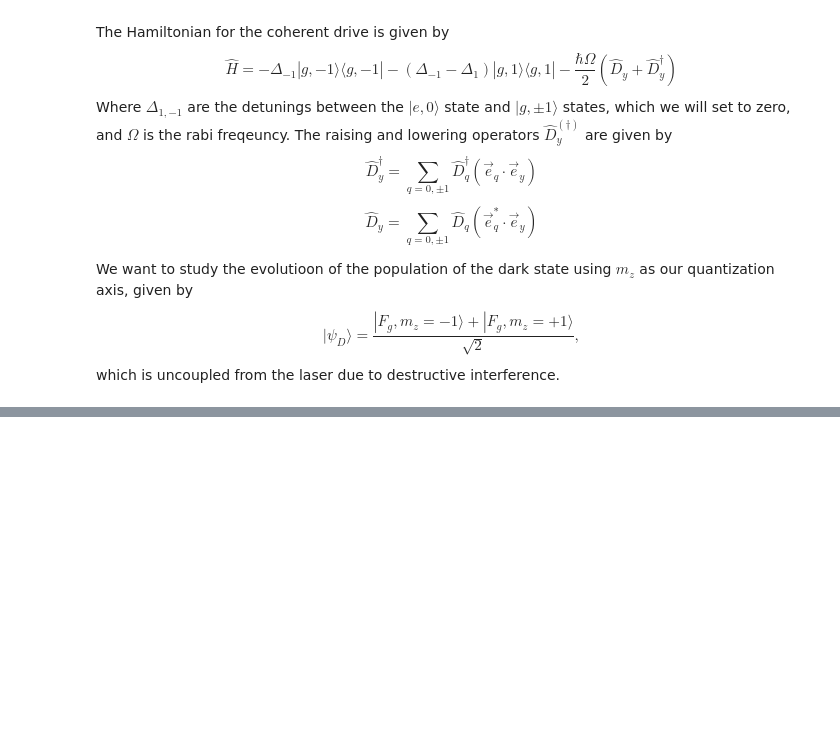
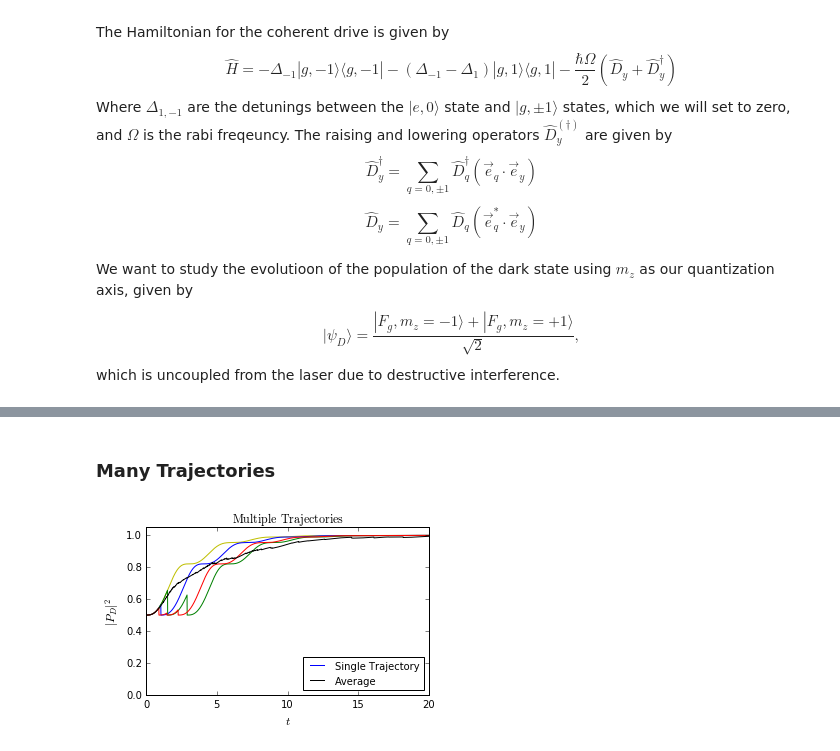
Before and after one commit to JoaquinMing/QMTrajectories, a Jupyter notebook: 2017_04_03-QMTrajectory-CPT-MultichannelDecay.ipynb, the cells around one changed output, grey strips where cells are left out. Drawn from its saved outputs; the diff is of its cells as text; code cells hidden in the pictures; blank space fills up the shorter version.

```diff
--- a/2017_04_03-QMTrajectory-CPT-MultichannelDecay.ipynb
+++ b/2017_04_03-QMTrajectory-CPT-MultichannelDecay.ipynb
@@ -201,0 +189,2 @@ plt.show()
+# %% [markdown]
+### Many Trajectories
@@ -201,0 +196,3 @@ plt.show()
+# %%
+wfarrayall = np.zeros(size,dtype=np.complex)
+dparrayall = np.zeros((nruns,)+(len(tarray),))
@@ -201,0 +252,28 @@ plt.show()
+# %%
+pDAll=np.zeros((nruns,len(tarray)));#Dark state probability Array
+wfa2=np.array(wfarrayall)
+# %%
+for j in range(0,nruns):
+    for i in range(0,len(tarray)):
+        pDAll[j,i]=np.absolute(np.dot(np.conj(psiDark).T,wfa2[j,i])[0,0])**2
+# %%
+pDAvg = np.zeros(len(tarray));
+for i in range(0,len(tarray)):
+    pDAvg[i]=np.mean(pDAll.T[i])
+# %%
+fig3 = plt.figure(figsize = (1.5*3.38,1.5*2))
+ax3 = fig3.add_subplot(111)
+ax3.plot(list(tarray),pDAll[0],color='y',linestyle='-',)
+ax3.plot(list(tarray),pDAll[1],color='b',linestyle='-',label=r'Single Trajectory')
+ax3.plot(list(tarray),pDAll[45],color='g',linestyle='-')
+ax3.plot(list(tarray),pDAll[89],color='r',linestyle='-')
+ax3.plot(list(tarray),pDAvg,color='k',label=r'Average')
+ax3.set_xlim([0,20])
+ax3.set_ylim([0,1.05])
+ax3.set_xlabel(r'$t$',fontsize=12)
+ax3.set_ylabel(r'$|P_D|^2$',fontsize=12)
+ax3.set_title(r'$\mathrm{Multiple}$ $\mathrm{Trajectories}$')
+ax3.legend(loc='lower right',title=r'',fontsize=10)
+plt.show()
+# %% [output]
+[figure, added]
```
Also changed, not shown: parts of 19 cells of this notebook.
